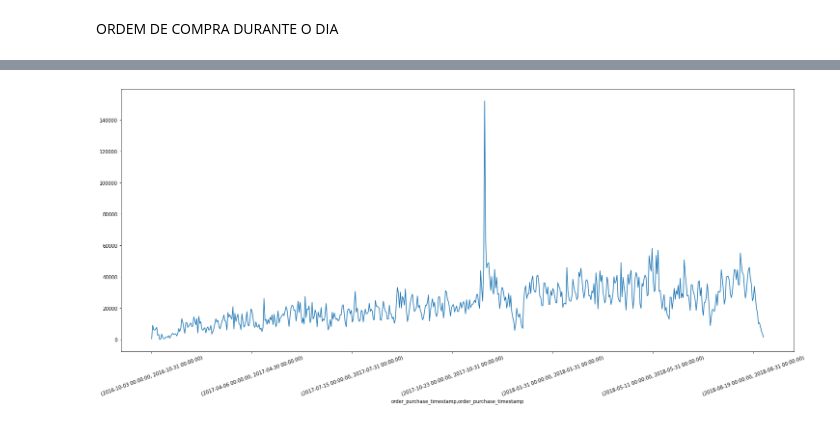
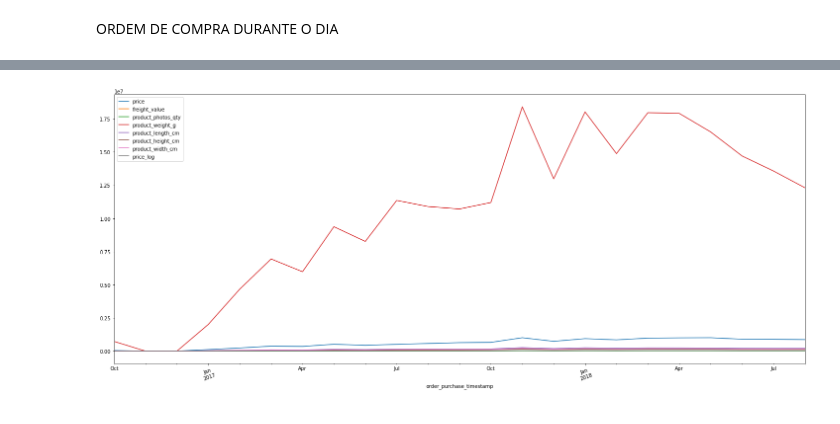
Before and after one commit to matusalemcassim/stack-labs, a Jupyter notebook: TESTE_02.ipynb, the cells around one changed output, grey strips where cells are left out. Cells and saved outputs as stored; diff of their text form; code cells hidden in the pictures.

```diff
--- a/TESTE_02.ipynb
+++ b/TESTE_02.ipynb
@@ -274,4 +260,8 @@ dts['day_name'] = dts['order_purchase_timestamp'].dt.day_name()
 # %%
 novo_df = dts[['order_purchase_timestamp', 'order_purchase_timestamp2', 'product_category_name']]
 # %%
-dts.set_index('order_purchase_timestamp2', inplace=True)
+#dts.set_index('order_purchase_timestamp2', inplace=True)
+# %%
+dts = dts.groupby('order_purchase_timestamp' )['price'].sum()
+# %%
+dts = dts.set_index('order_purchase_timestamp2')
@@ -278,4 +270,4 @@ dts.set_index('order_purchase_timestamp2', inplace=True)
 # %%
-new_df = dts.groupby('order_purchase_timestamp' ).resample('M', on = 'order_purchase_timestamp').sum()
+new_df = dts.groupby('order_purchase_timestamp' ).resample('M', on = 'price').sum()
 new_df
 # %% [output]
@@ -296,4 +275,4 @@ new_df
 # %%
-new_df['price'].plot(figsize=(25,10))
+new_df.plot(figsize=(25,10))
 plt.xticks(rotation=20)
 # %% [output]
@@ -310 +280 @@ plt.xticks(rotation=20)
-[figure, old version]
+[figure, new version]
```
Also changed, not shown: parts of 8 cells of this notebook, 2 other files.
